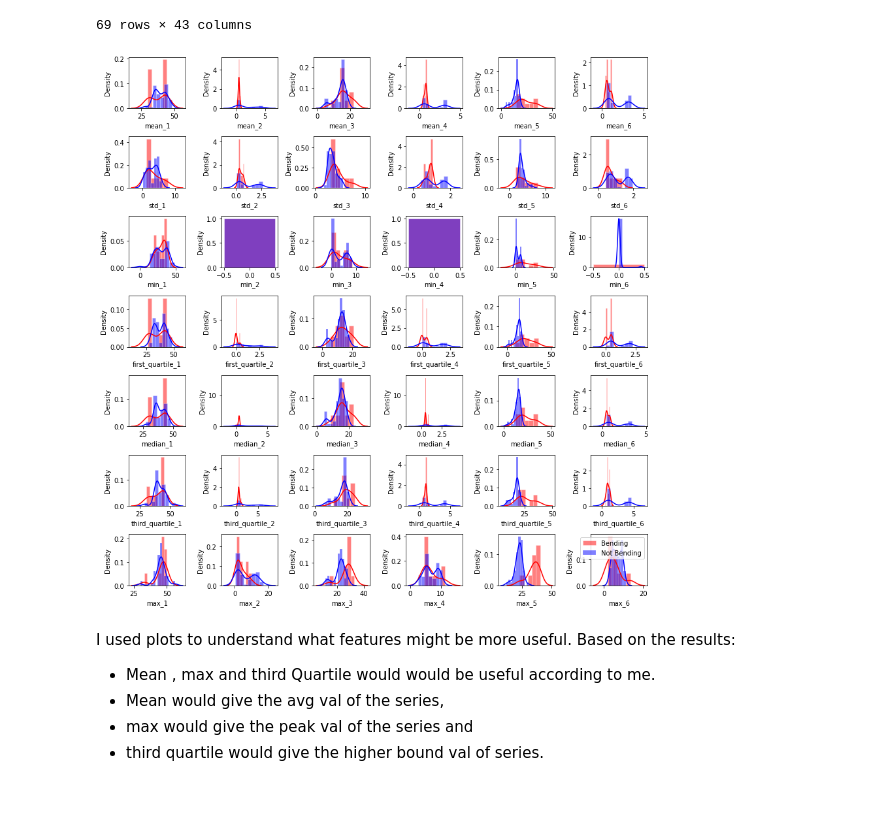
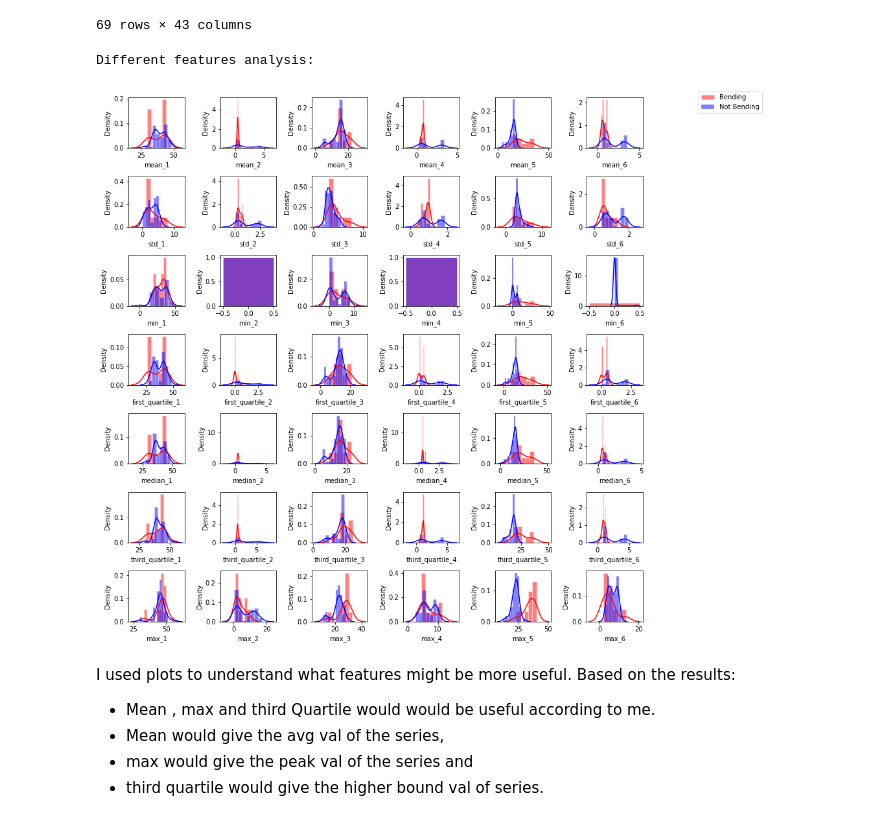
Before and after one commit to humera811/MLDS, a Jupyter notebook: Homework3/notebook/TimeSeriesClassification/Bano_Humera_HW3.ipynb, the cells around one changed output. Cells and saved outputs as stored; diff of their text form; code cells hidden in the pictures.

```diff
--- a/Homework3/notebook/TimeSeriesClassification/Bano_Humera_HW3.ipynb
+++ b/Homework3/notebook/TimeSeriesClassification/Bano_Humera_HW3.ipynb
@@ -244,29 +249,32 @@ bend_train
 69 rows × 43 columns
 # %%
 # https://gist.github.com/mwaskom/de44147ed2974457ad6372750bbe5751
+# making plot for useful features as suggested on piazza
 plt.figure(figsize=(12,12))
 for i, ft in enumerate(features, start =1):
     for j in range(1,7):
         plt.subplot(len(features), 6, 6*i+j-6)
         sns.histplot(bend_train.loc[bend_train['label']== 1][ft + str(j)] ,
                      kde = True,
                      color="red",
                      stat="density",
                      edgecolor=(1, 1, 1, .4),
                      kde_kws=dict(cut=3),
                      label="Bending")
         sns.histplot(bend_train.loc[bend_train['label']== 0][ft + str(j)],
                      kde = True,
                      color="blue",
                      stat="density",
                      kde_kws=dict(cut=3),
                      edgecolor=(1, 1, 1, .4),
                      label='Not Bending')
+print("Different features analysis: ")
 plt.tight_layout()
-plt.legend()
+plt.legend(loc=(2,10))
 plt.show()
 # %% [output]
+Different features analysis:
-[figure, old version]
+[figure, new version]
 # %% [markdown]
 I used plots to understand what features might be more useful. Based on the results:
 - Mean , max and third Quartile would would be useful according to me.
```
Also changed, not shown: parts of 11 cells of this notebook.
